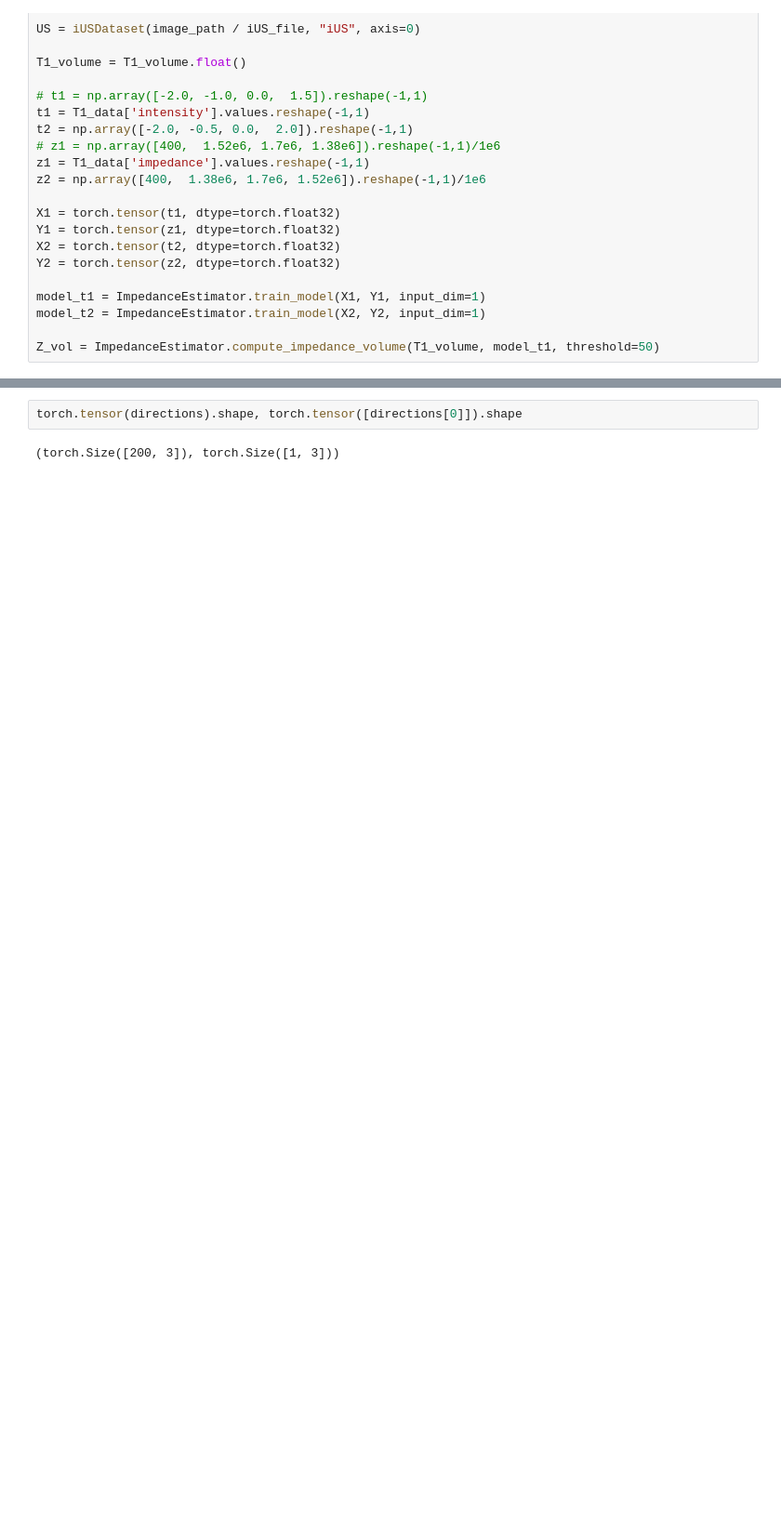
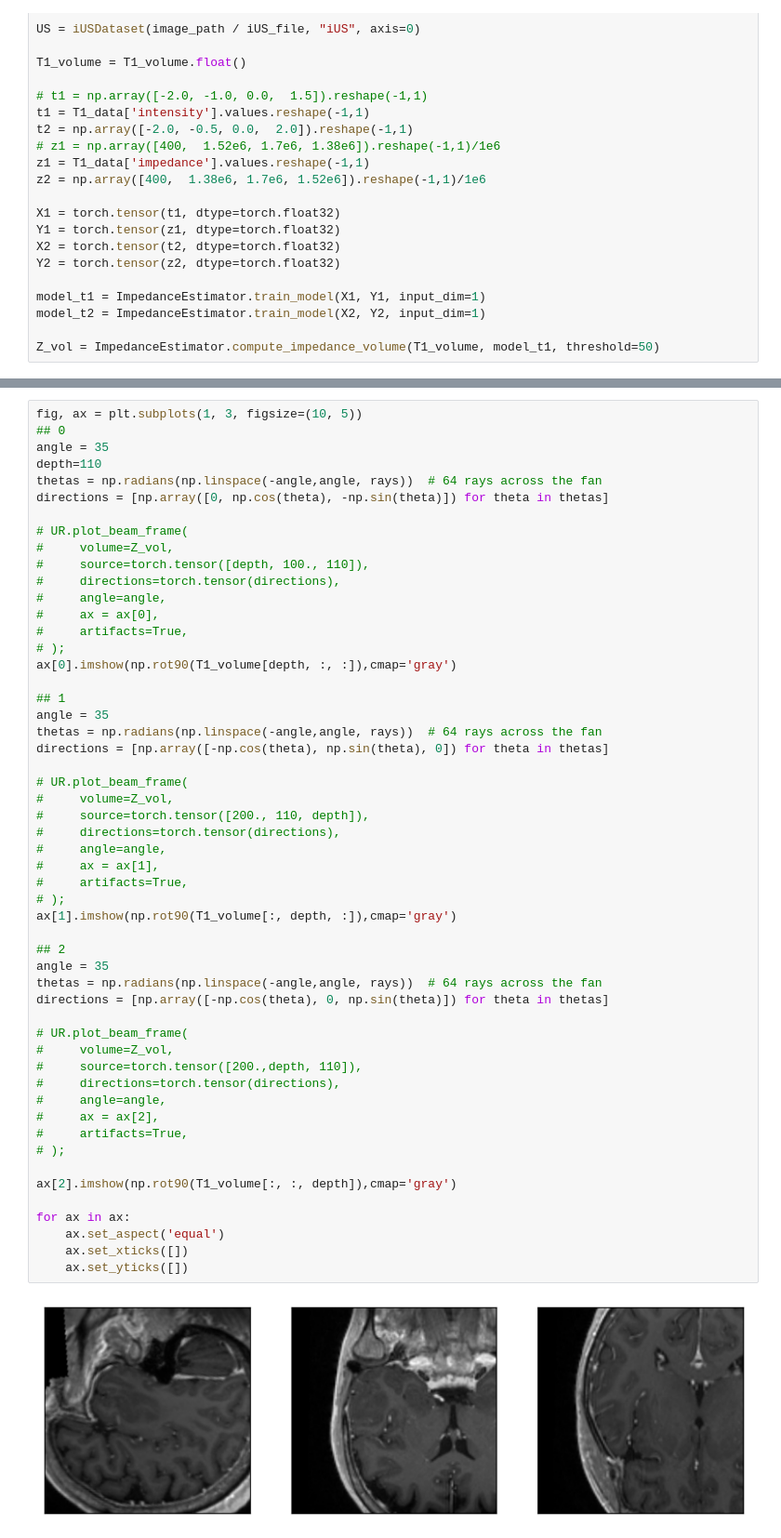
Before and after one commit to gduguey/DiffUS, a Jupyter notebook: notebooks/fix_propagation_full_transmission.ipynb, the cells around one changed output, grey strips where cells are left out. Shown at 93% size. Saved outputs shown, nothing was run; the diff lists cells and outputs as text; blank space fills up the shorter version.

```diff
--- a/notebooks/fix_propagation_full_transmission.ipynb
+++ b/notebooks/fix_propagation_full_transmission.ipynb
@@ -411,4 +334,55 @@ ax[1].set_aspect('equal')
-# %%
-torch.tensor(directions).shape, torch.tensor([directions[0]]).shape
-# %% [output]
-(torch.Size([200, 3]), torch.Size([1, 3]))
+# %%
+fig, ax = plt.subplots(1, 3, figsize=(10, 5))
+## 0
+angle = 35
+depth=110
+thetas = np.radians(np.linspace(-angle,angle, rays))  # 64 rays across the fan
+directions = [np.array([0, np.cos(theta), -np.sin(theta)]) for theta in thetas]
+
+# UR.plot_beam_frame(
+#     volume=Z_vol,
+#     source=torch.tensor([depth, 100., 110]),
+#     directions=torch.tensor(directions),
+#     angle=angle,
+#     ax = ax[0],
+#     artifacts=True,
+# );
+ax[0].imshow(np.rot90(T1_volume[depth, :, :]),cmap='gray')
+
+## 1
+angle = 35
+thetas = np.radians(np.linspace(-angle,angle, rays))  # 64 rays across the fan
+directions = [np.array([-np.cos(theta), np.sin(theta), 0]) for theta in thetas]
+
+# UR.plot_beam_frame(
+#     volume=Z_vol,
+#     source=torch.tensor([200., 110, depth]),
+#     directions=torch.tensor(directions),
+#     angle=angle,
+#     ax = ax[1],
+#     artifacts=True,
+# );
+ax[1].imshow(np.rot90(T1_volume[:, depth, :]),cmap='gray')
+
+## 2
+angle = 35
+thetas = np.radians(np.linspace(-angle,angle, rays))  # 64 rays across the fan
+directions = [np.array([-np.cos(theta), 0, np.sin(theta)]) for theta in thetas]
+
+# UR.plot_beam_frame(
+#     volume=Z_vol,
+#     source=torch.tensor([200.,depth, 110]),
+#     directions=torch.tensor(directions),
+#     angle=angle,
+#     ax = ax[2],
+#     artifacts=True,
+# );
+
+ax[2].imshow(np.rot90(T1_volume[:, :, depth]),cmap='gray')
+
+for ax in ax:
+    ax.set_aspect('equal')
+    ax.set_xticks([])
+    ax.set_yticks([])
+# %% [output]
+[figure, added]
```
Also changed, not shown: parts of 21 cells of this notebook, 22 other files.
